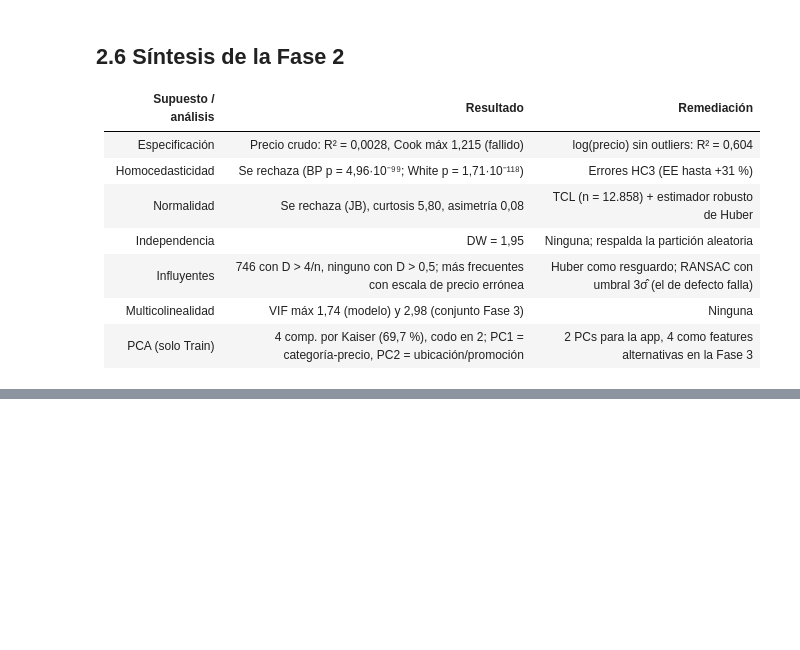
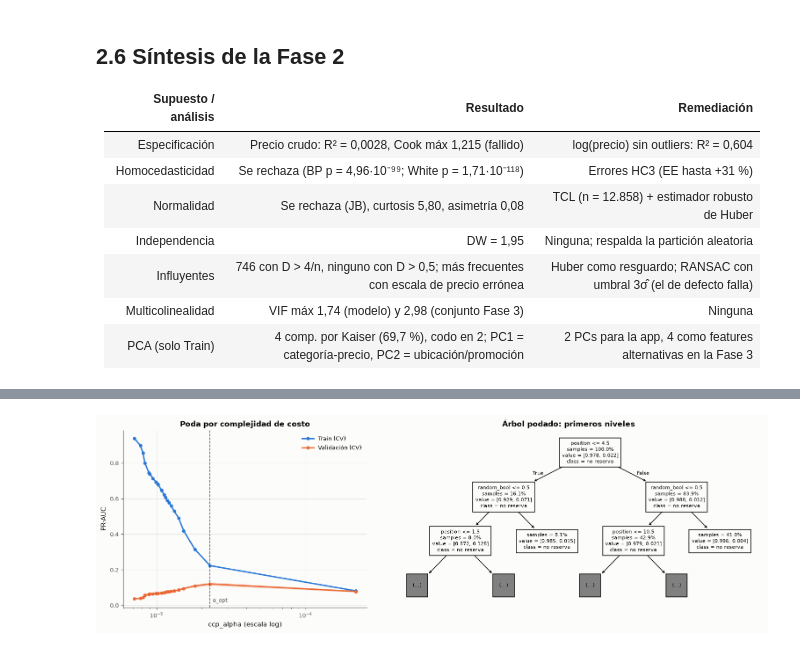
Before and after one commit to verolopezmar/TPI_Estadistica-avanzada-, a Jupyter notebook: notebooks/TP_Integrador_Final.ipynb, the cells around one changed output, grey strips where cells are left out. Saved outputs shown, nothing was run; the diff lists cells and outputs as text; code cells hidden in the pictures; blank space fills up the shorter version.

```diff
--- a/notebooks/TP_Integrador_Final.ipynb
+++ b/notebooks/TP_Integrador_Final.ipynb
@@ -1532,0 +1626,18 @@ búsqueda.** Es un hallazgo predictivo, no causal (Fase 4).
+# %%
+t0 = time.time()
+grid_log = GridSearchCV(
+    make_pipeline(StandardScaler(), LogisticRegression(solver="saga", max_iter=3000)),
+    {
+        "logisticregression__penalty": ["l1", "l2"],
+        "logisticregression__C": [0.001, 0.01, 0.1, 1, 10],
+    },
+    scoring="average_precision",
+    cv=CV,
+    n_jobs=-1,
+)
+grid_log.fit(X_sub, y_sub, groups=g_sub)
+logit = clone(grid_log.best_estimator_).fit(X_tr, y_tr)
+TIEMPOS["Logística"] = time.time() - t0
+print("Mejor:", grid_log.best_params_, f"| PR-AUC CV = {grid_log.best_score_:.4f}")
+coef = pd.Series(logit[-1].coef_[0], index=FEATURES)
+print(f"Coeficientes anulados por la penalización: {int((coef == 0).sum())} de {len(coef)}")
@@ -1532,0 +1765,61 @@ búsqueda.** Es un hallazgo predictivo, no causal (Fase 4).
+# %%
+cvr = pd.DataFrame(grid_arbol.cv_results_)
+fig, ax = plt.subplots(1, 2, figsize=(14, 4.6), gridspec_kw={"width_ratios": [1, 1.6]})
+ax[0].plot(
+    cvr["param_ccp_alpha"].astype(float),
+    cvr["mean_train_score"],
+    "o-",
+    color=gr.AZUL,
+    ms=4,
+    label="Train (CV)",
+)
+ax[0].plot(
+    cvr["param_ccp_alpha"].astype(float),
+    cvr["mean_test_score"],
+    "o-",
+    color=gr.NARANJA,
+    ms=4,
+    label="Validación (CV)",
+)
+ax[0].fill_between(
+    cvr["param_ccp_alpha"].astype(float),
+    cvr["mean_test_score"] - cvr["std_test_score"],
+    cvr["mean_test_score"] + cvr["std_test_score"],
+    color=gr.NARANJA,
+    alpha=0.2,
+    lw=0,
+)
+ax[0].axvline(alfa_opt, color=gr.TEXTO_2, ls="--", lw=1)
+ax[0].annotate(
+    "α_opt",
+    xy=(alfa_opt, ax[0].get_ylim()[0]),
+    xytext=(4, 8),
+    textcoords="offset points",
+    fontsize=8,
+    color=gr.TEXTO_2,
+)
+ax[0].set(
+    xscale="log",
+    xlabel="ccp_alpha (escala log)",
+    ylabel="PR-AUC",
+    title="Poda por complejidad de costo",
+)
+ax[0].legend()
+plot_tree(
+    arbol,
+    max_depth=2,
+    feature_names=FEATURES,
+    class_names=["no reserva", "reserva"],
+    filled=False,
+    impurity=False,
+    proportion=True,
+    fontsize=7,
+    ax=ax[1],
+)
+ax[1].set_title("Árbol podado: primeros niveles")
+fig.tight_layout()
+gr.guardar(fig, "f3_cart")
+plt.show()
+print(export_text(arbol, feature_names=FEATURES, max_depth=1))
+# %% [output]
+[figure, added]
```
Also changed, not shown: parts of 72 cells of this notebook, 31 other files.
